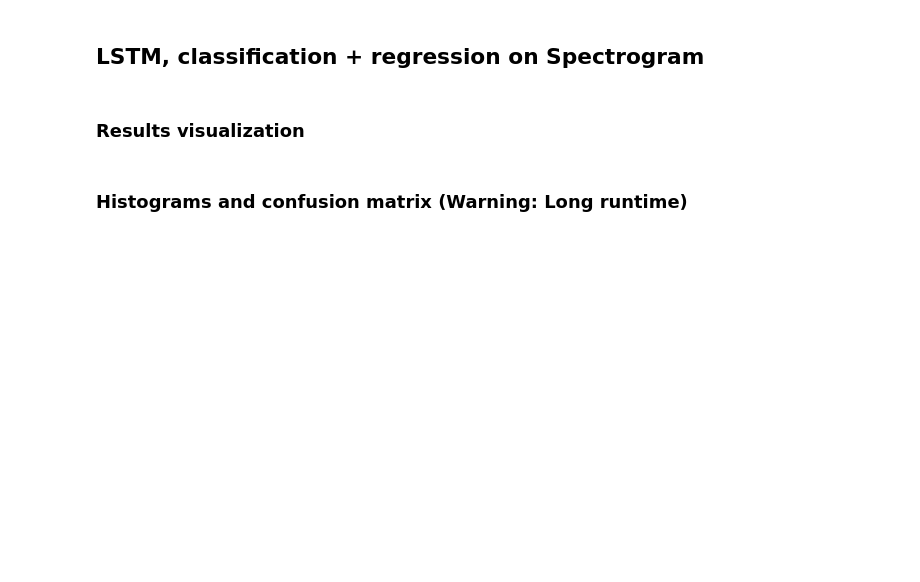
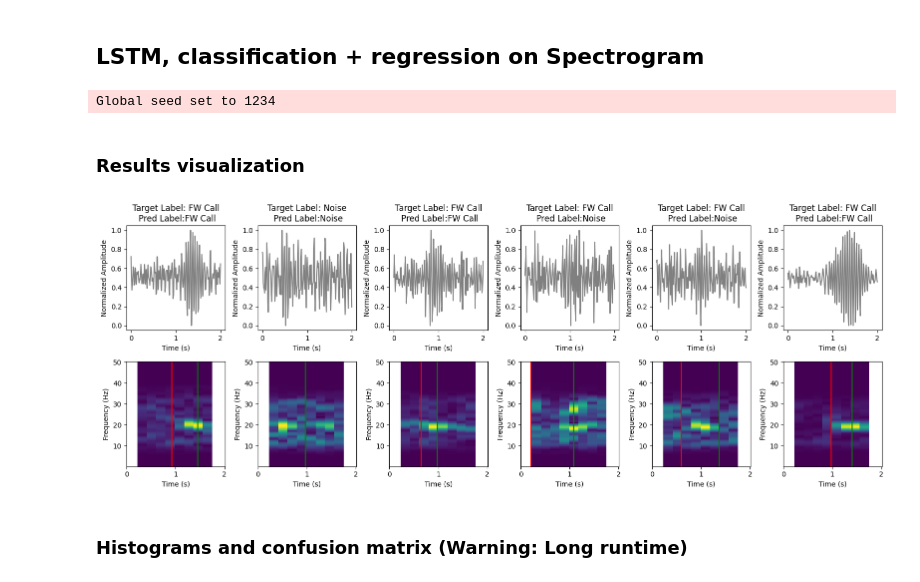
Before and after one commit to mila-aia/whale-call-detection, a Jupyter notebook: notebooks/data_loader_prediction_explore.ipynb, the cells around one changed output. Cells and saved outputs as stored; diff of their text form; code cells hidden in the pictures; blank space fills up the shorter version.

```diff
--- a/notebooks/data_loader_prediction_explore.ipynb
+++ b/notebooks/data_loader_prediction_explore.ipynb
@@ -12,8 +12,7 @@ from whale.utils.spectrogram import show_spectrogram
 
 seed_everything(1234)
 device = torch.device("cuda" if torch.cuda.is_available() else "cpu")
-ckpt_path = '/network/projects/aia/whale_call/mlruns/4/f0bdb4ba8a9048d085d2991bcdd0e8b9/artifacts/model/checkpoints/epoch=20-step=6531/'
-best_model_path  = ckpt_path+'epoch=20-step=6531.ckpt'
+best_model_path  ='/network/projects/aia/whale_call/mlruns/849777720272731425/c1309c22f4ba4734ad8c9e9ea357b9cf/artifacts/model/checkpoints/epoch=29-step=4350/epoch=29-step=4350.ckpt'
 model = LSTM.load_from_checkpoint(best_model_path)
 model.eval();
 model.to(device);
@@ -26,6 +25,8 @@ whale_dm.setup()
 
 ds_sel = whale_dm.valid_ds
 dataset_size = len(ds_sel)
+# %% [output]
+Global seed set to 1234
 # %%
 num_samples = 6
 idx_rands = np.random.choice(dataset_size, num_samples)
@@ -36,34 +37,36 @@ sig_length = 201
 dt = 0.01
 t_axis = np.arange(0,sig_length)*dt
 label_dict = {0:'Noise',1:'FW Call'}
 fig,axs = plt.subplots(2,num_samples,figsize=(16,6))
 for i in range(num_samples):
     idx_rand = idx_rands[i]
-    data_sel = train_ds[idx_rand]
+    data_sel = ds_sel[idx_rand]
     sig = data_sel['sig']
     spectrogram = data_sel['spec']
 
     class_logits, reg_out = model(spectrogram.unsqueeze(0).to(device))
     class_pred = torch.argmax(class_logits,axis=1)
 
     axs[0][i].plot(t_axis,sig[0],color='grey');
     axs[0][i].set_title(f"Target Label: {label_dict[data_sel['target_label']]}\n Pred Label:{label_dict[class_pred.cpu().detach().numpy()[0]]}")
     # add axis labels
     axs[0][i].set_xlabel('Time (s)')
     axs[0][i].set_ylabel('Normalized Amplitude')
 
     # plot spectrogram and add vertical lines representing target time and predicted time
     show_spectrogram(sig[0],axes=axs[1][i],samp_rate=100,per_lap=0.9, wlen=0.5, mult=4)
     axs[1][i].axvline(x=data_sel['target_time'],color='red')
     axs[1][i].axvline(x=reg_out.cpu().detach().numpy(),color='green')
     # add axis labels
     axs[1][i].set_xlabel('Time (s)')
     axs[1][i].set_ylabel('Frequency (Hz)')
     # show legend
     # axs[1][i].legend(['t_trgt','t_pred'])
 
 plt.tight_layout()
 # fig.savefig('prediction_examples_baseline_LSTM_cls_reg.png',dpi=300)
+# %% [output]
+[figure, added]
 # %% [markdown]
 ### Histograms and confusion matrix (Warning: Long runtime)
 # %%
```
Also changed, not shown: 3 other files.
